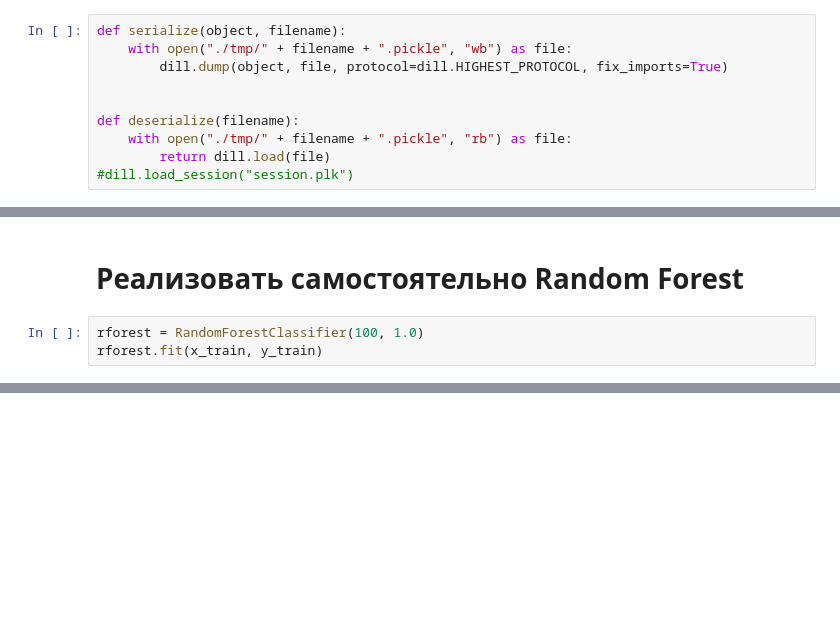
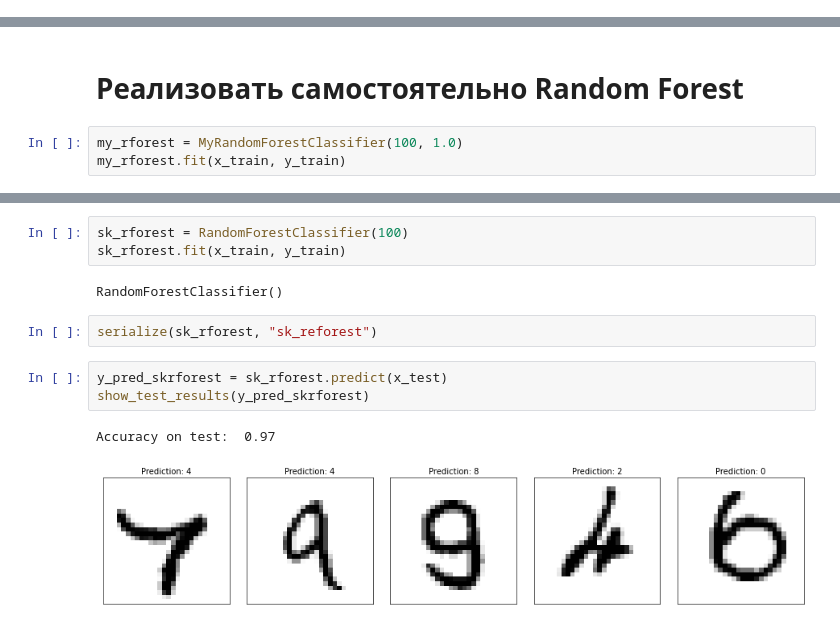
Before and after one commit to goglom/ML, a Jupyter notebook: Problem_3/main.ipynb, the cells around one changed output, grey strips where cells are left out. Saved outputs shown, nothing was run; the diff lists cells and outputs as text; blank space fills up the shorter version.

```diff
--- a/Problem_3/main.ipynb
+++ b/Problem_3/main.ipynb
@@ -27,16 +25,6 @@ import dill
 # %% [output]
 The autoreload extension is already loaded. To reload it, use:
   %reload_ext autoreload
-# %%
-def serialize(object, filename):
-    with open("./tmp/" + filename + ".pickle", "wb") as file:
-        dill.dump(object, file, protocol=dill.HIGHEST_PROTOCOL, fix_imports=True)
-
-
-def deserialize(filename):
-    with open("./tmp/" + filename + ".pickle", "rb") as file:
-        return dill.load(file)
-#dill.load_session("session.plk")
 # %%
 def show_test_results(y_pred):
     print("Accuracy on test: ", accuracy_score(y_pred, y_test))
@@ -256,5 +269,5 @@ show_data(x, number=5, highlight_pixeles=important_indx, dpi=100, marker='x', c=
 # %% [markdown]
 # Реализовать самостоятельно Random Forest
 # %%
-rforest = RandomForestClassifier(100, 1.0)
-rforest.fit(x_train, y_train)
+my_rforest = MyRandomForestClassifier(100, 1.0)
+my_rforest.fit(x_train, y_train)
@@ -267,3 +279,16 @@ show_test_results(y_pred_rf)
 # %% [output]
 Accuracy on test:  0.9699
 [figure]
+# %%
+sk_rforest = RandomForestClassifier(100)
+sk_rforest.fit(x_train, y_train)
+# %% [output]
+RandomForestClassifier()
+# %%
+serialize(sk_rforest, "sk_reforest")
+# %%
+y_pred_skrforest = sk_rforest.predict(x_test)
+show_test_results(y_pred_skrforest)
+# %% [output]
+Accuracy on test:  0.97
+[figure, added]
```
Also changed, not shown: parts of 6 cells of this notebook, 1 other file.
